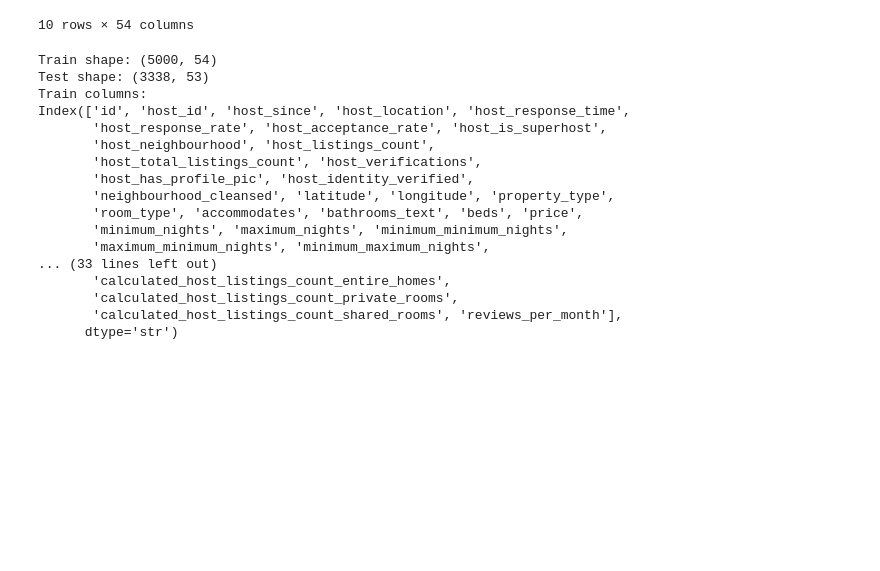
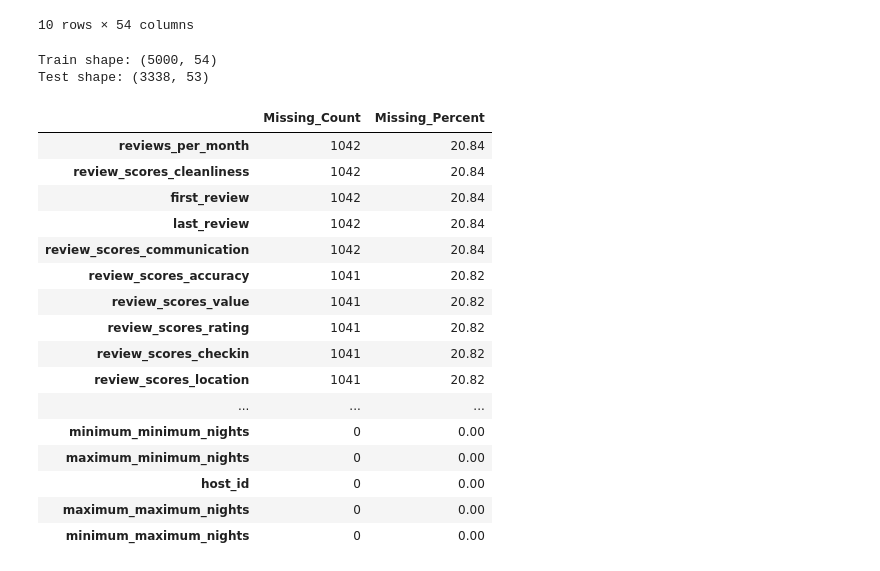
Before and after one commit to hungrydoor14/STAT443, a Jupyter notebook: data_cleanup.ipynb, the cells around one changed output. Drawn from its saved outputs; the diff is of its cells as text; code cells hidden in the pictures; blank space fills up the shorter version.

Commit message:
First working tree
Not sure if it is correct, but just got GUIDE to provide a proper .tex file

```diff
--- a/data_cleanup.ipynb
+++ b/data_cleanup.ipynb
@@ -47,27 +48,31 @@ test = pd.read_csv("./data/test_regression.csv")
 
 print("Train shape:", train.shape)
 print("Test shape:", test.shape)
-
-print("Train columns:")
-print(train.columns)
-
-print("\nTest columns:")
-print(test.columns)
 # %% [output]
 Train shape: (5000, 54)
 Test shape: (3338, 53)
-Train columns:
-Index(['id', 'host_id', 'host_since', 'host_location', 'host_response_time',
-       'host_response_rate', 'host_acceptance_rate', 'host_is_superhost',
-       'host_neighbourhood', 'host_listings_count',
-       'host_total_listings_count', 'host_verifications',
-       'host_has_profile_pic', 'host_identity_verified',
-       'neighbourhood_cleansed', 'latitude', 'longitude', 'property_type',
-       'room_type', 'accommodates', 'bathrooms_text', 'beds', 'price',
-       'minimum_nights', 'maximum_nights', 'minimum_minimum_nights',
-       'maximum_minimum_nights', 'minimum_maximum_nights',
-... (33 lines left out)
-       'calculated_host_listings_count_entire_homes',
-       'calculated_host_listings_count_private_rooms',
-       'calculated_host_listings_count_shared_rooms', 'reviews_per_month'],
-      dtype='str')
+# %%
+missing_df = pd.DataFrame({
+    "Missing_Count": df.isna().sum(),
+    "Missing_Percent": df.isna().mean() * 100
+}).sort_values("Missing_Percent", ascending=False)
+
+missing_df
+# %% [output]
+|  | Missing_Count | Missing_Percent |
+| reviews_per_month | 1042 | 20.84 |
+| review_scores_cleanliness | 1042 | 20.84 |
+| first_review | 1042 | 20.84 |
+| last_review | 1042 | 20.84 |
+| review_scores_communication | 1042 | 20.84 |
+| review_scores_accuracy | 1041 | 20.82 |
+| review_scores_value | 1041 | 20.82 |
+| review_scores_rating | 1041 | 20.82 |
+| review_scores_checkin | 1041 | 20.82 |
+| review_scores_location | 1041 | 20.82 |
+| ... | ... | ... |
+| minimum_minimum_nights | 0 | 0.00 |
+| maximum_minimum_nights | 0 | 0.00 |
+| host_id | 0 | 0.00 |
+| maximum_maximum_nights | 0 | 0.00 |
+| minimum_maximum_nights | 0 | 0.00 |
```
Also changed, not shown: parts of 6 cells of this notebook, 15 other files.
